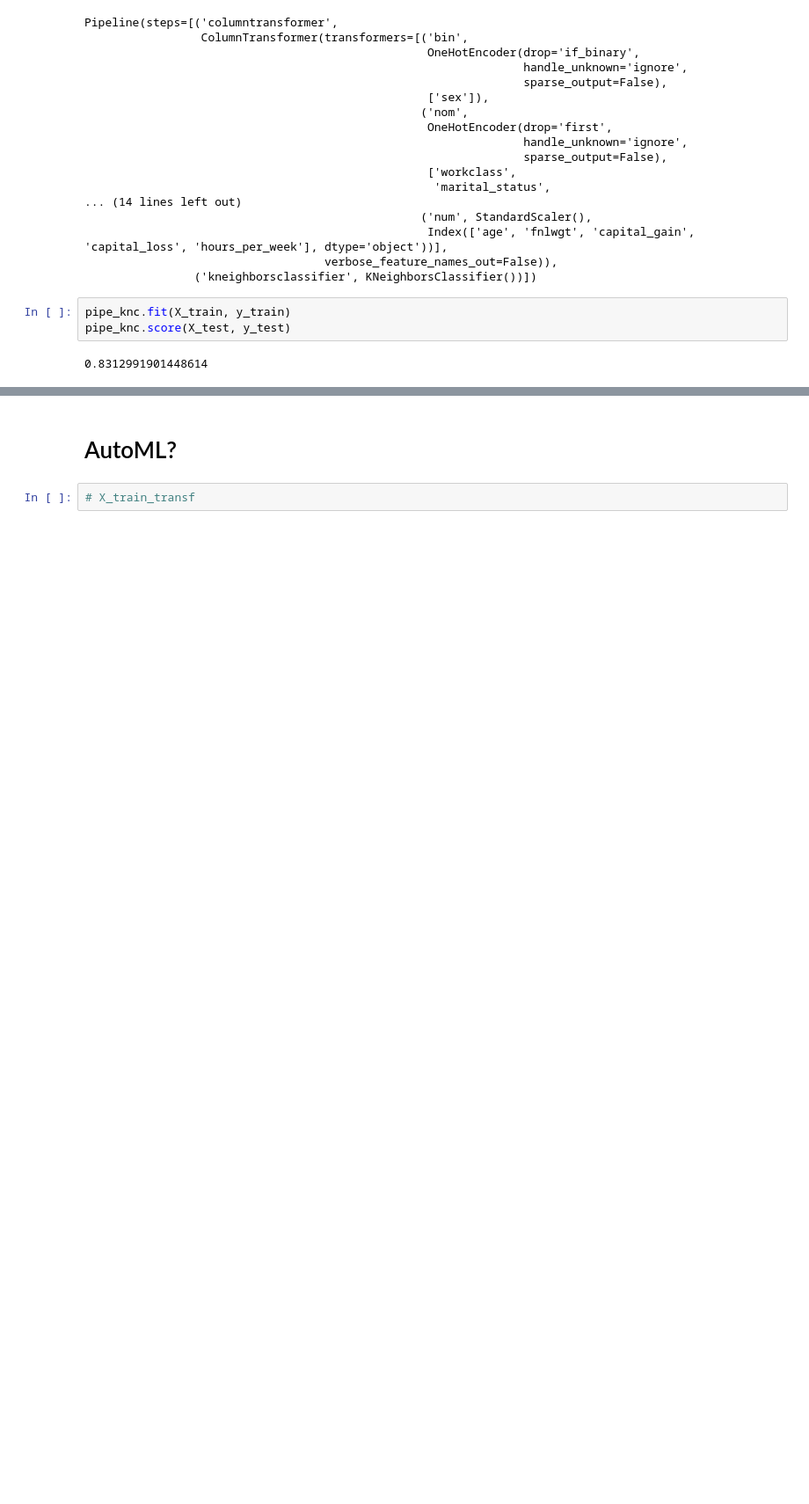
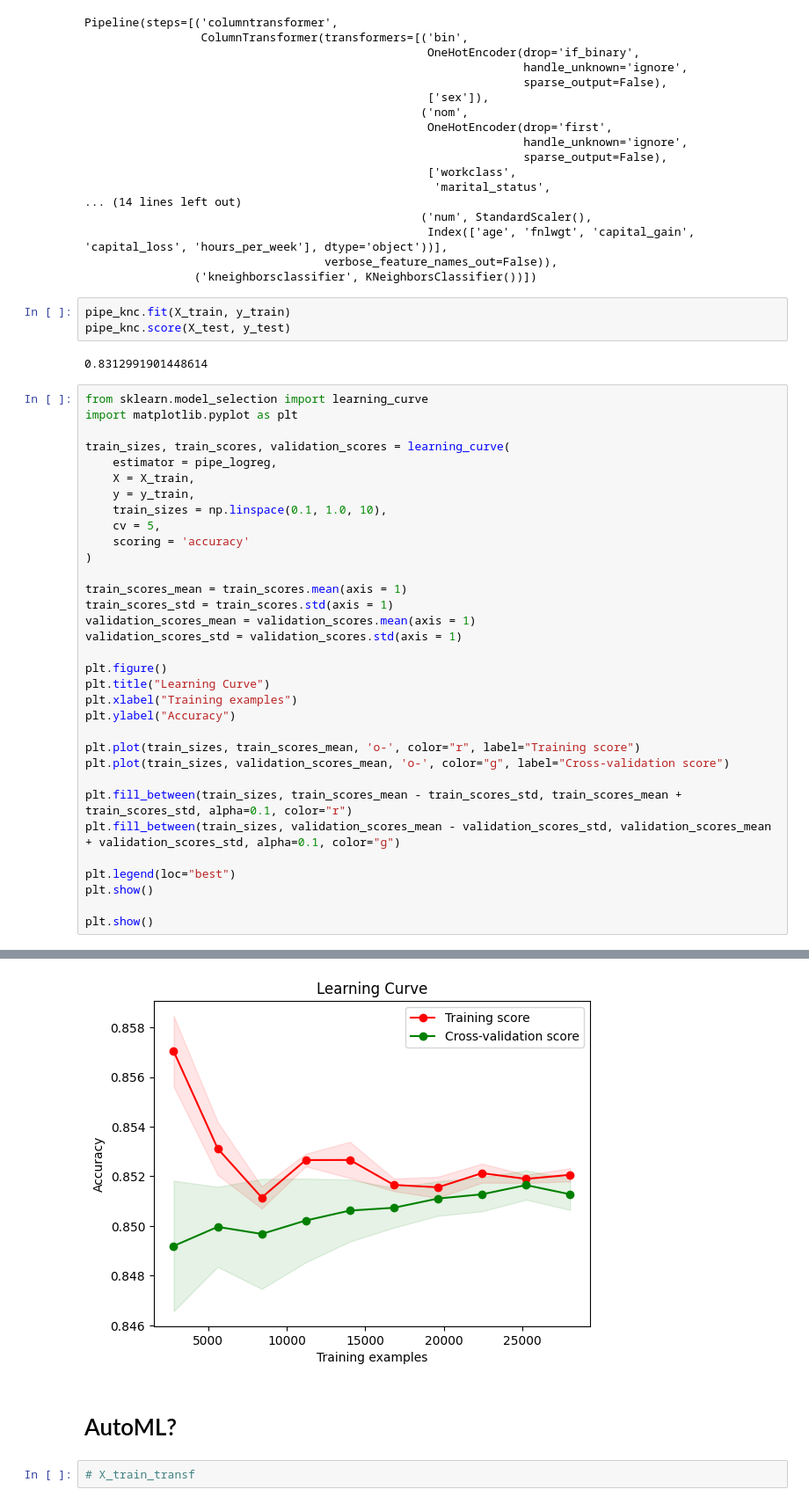
Before and after one commit to ElieLECAS/ML_avance, a Jupyter notebook: activite_finale/census_us.ipynb, the cells around one changed output, grey strips where cells are left out. Shown at 88% size. Drawn from its saved outputs; the diff is of its cells as text; blank space fills up the shorter version.

Commit message:
maj learning_curve

```diff
--- a/activite_finale/census_us.ipynb
+++ b/activite_finale/census_us.ipynb
@@ -734,3 +725,37 @@ pipe_knc.fit(X_train, y_train)
 pipe_knc.score(X_test, y_test)
 # %% [output]
 0.8312991901448614
+# %%
+from sklearn.model_selection import learning_curve
+import matplotlib.pyplot as plt
+
+train_sizes, train_scores, validation_scores = learning_curve(
+    estimator = pipe_logreg,
+    X = X_train,
+    y = y_train,
+    train_sizes = np.linspace(0.1, 1.0, 10),
+    cv = 5,
+    scoring = 'accuracy'
+)
+
+train_scores_mean = train_scores.mean(axis = 1)
+train_scores_std = train_scores.std(axis = 1)
+validation_scores_mean = validation_scores.mean(axis = 1)
+validation_scores_std = validation_scores.std(axis = 1)
+
+plt.figure()
+plt.title("Learning Curve")
+plt.xlabel("Training examples")
+plt.ylabel("Accuracy")
+
+plt.plot(train_sizes, train_scores_mean, 'o-', color="r", label="Training score")
+plt.plot(train_sizes, validation_scores_mean, 'o-', color="g", label="Cross-validation score")
+
+plt.fill_between(train_sizes, train_scores_mean - train_scores_std, train_scores_mean + train_scores_std, alpha=0.1, color="r")
+plt.fill_between(train_sizes, validation_scores_mean - validation_scores_std, validation_scores_mean + validation_scores_std, alpha=0.1, color="g")
+
+plt.legend(loc="best")
+plt.show()
+
+plt.show()
+# %% [output]
@@ -737,3 +779,4 @@ pipe_knc.score(X_test, y_test)
+[figure, added]
 # %% [markdown]
 # AutoML?
 # %%
```
Also changed, not shown: parts of 9 cells of this notebook, 2 other files.
